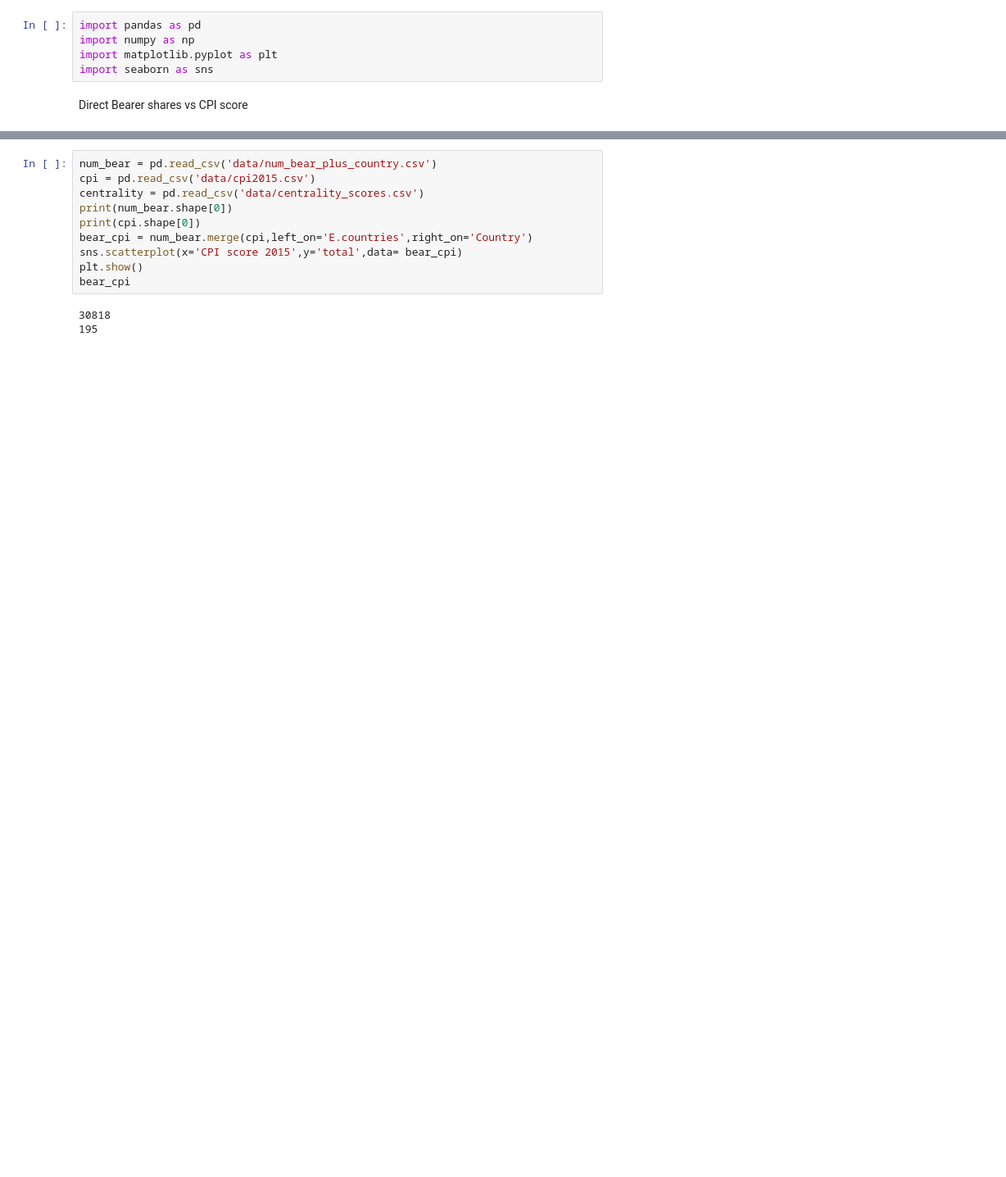
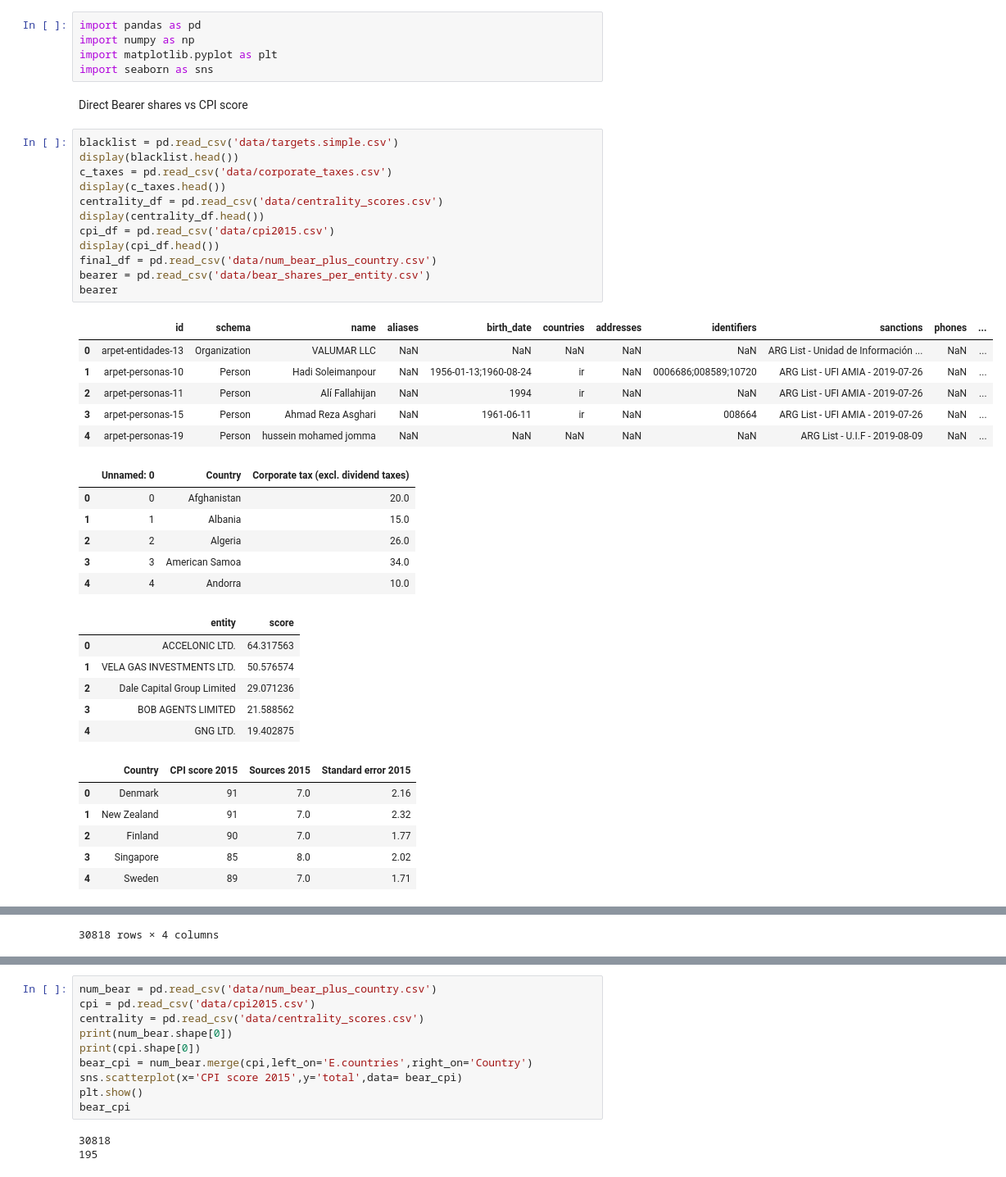
Before and after one commit to alexmak001/Panama-Papers, a Jupyter notebook: johncode.ipynb, the cells around one changed output, grey strips where cells are left out. Shown at 82% size. Cells and saved outputs as stored; diff of their text form; blank space fills up the shorter version.

```diff
--- a/johncode.ipynb
+++ b/johncode.ipynb
@@ -11,3 +11,40 @@ import matplotlib.pyplot as plt
 import seaborn as sns
 # %% [markdown]
 Direct Bearer shares vs CPI score
+# %%
+blacklist = pd.read_csv('data/targets.simple.csv')
+display(blacklist.head())
+c_taxes = pd.read_csv('data/corporate_taxes.csv')
+display(c_taxes.head())
+centrality_df = pd.read_csv('data/centrality_scores.csv')
+display(centrality_df.head())
+cpi_df = pd.read_csv('data/cpi2015.csv')
+display(cpi_df.head())
+final_df = pd.read_csv('data/num_bear_plus_country.csv')
+bearer = pd.read_csv('data/bear_shares_per_entity.csv')
+bearer
+# %% [output]
+|  | id | schema | name | aliases | birth_date | countries | addresses | identifiers | sanctions | phones | ... |
+| 0 | arpet-entidades-13 | Organization | VALUMAR LLC | NaN | NaN | NaN | NaN | NaN | ARG List - Unidad de Información ... | NaN | ... |
+| 1 | arpet-personas-10 | Person | Hadi Soleimanpour | NaN | 1956-01-13;1960-08-24 | ir | NaN | 0006686;008589;10720 | ARG List - UFI AMIA - 2019-07-26 | NaN | ... |
+| 2 | arpet-personas-11 | Person | Alí Fallahijan | NaN | 1994 | ir | NaN | NaN | ARG List - UFI AMIA - 2019-07-26 | NaN | ... |
+| 3 | arpet-personas-15 | Person | Ahmad Reza Asghari | NaN | 1961-06-11 | ir | NaN | 008664 | ARG List - UFI AMIA - 2019-07-26 | NaN | ... |
+| 4 | arpet-personas-19 | Person | hussein mohamed jomma | NaN | NaN | NaN | NaN | NaN | ARG List - U.I.F - 2019-08-09 | NaN | ... |
+|  | Unnamed: 0 | Country | Corporate tax (excl. dividend taxes) |
+| 0 | 0 | Afghanistan | 20.0 |
+| 1 | 1 | Albania | 15.0 |
+| 2 | 2 | Algeria | 26.0 |
+| 3 | 3 | American Samoa | 34.0 |
+| 4 | 4 | Andorra | 10.0 |
+|  | entity | score |
+| 0 | ACCELONIC LTD. | 64.317563 |
+| 1 | VELA GAS INVESTMENTS LTD. | 50.576574 |
+| 2 | Dale Capital Group Limited | 29.071236 |
+| 3 | BOB AGENTS LIMITED | 21.588562 |
+| 4 | GNG LTD. | 19.402875 |
+|  | Country | CPI score 2015 | Sources 2015 | Standard error 2015 |
+| 0 | Denmark | 91 | 7.0 | 2.16 |
+| 1 | New Zealand | 91 | 7.0 | 2.32 |
+| 2 | Finland | 90 | 7.0 | 1.77 |
+| 3 | Singapore | 85 | 8.0 | 2.02 |
+| 4 | Sweden | 89 | 7.0 | 1.71 |
@@ -13,0 +63 @@ Direct Bearer shares vs CPI score
+30818 rows × 4 columns
```
Also changed, not shown: parts of 3 cells of this notebook, 3 other files.
